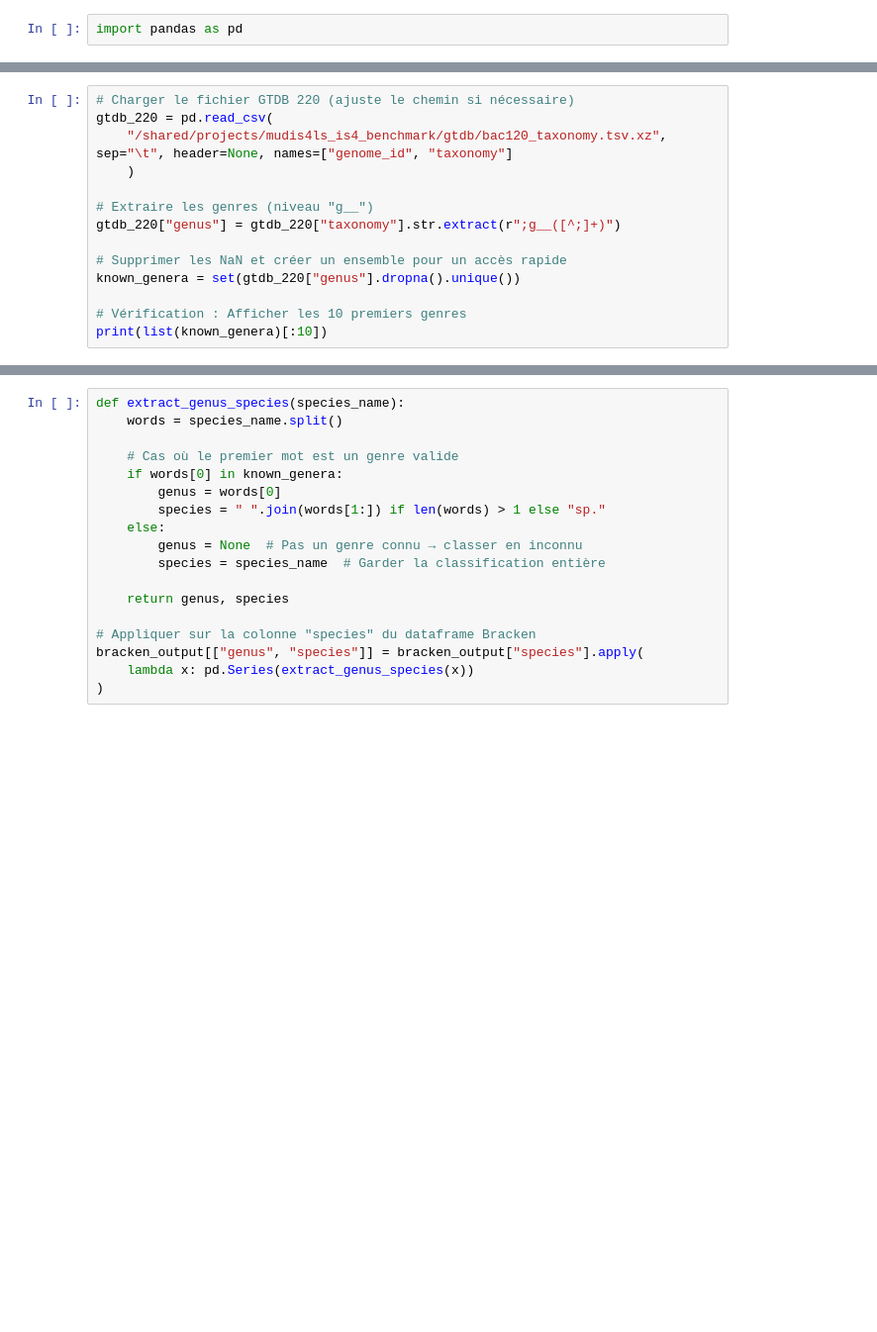
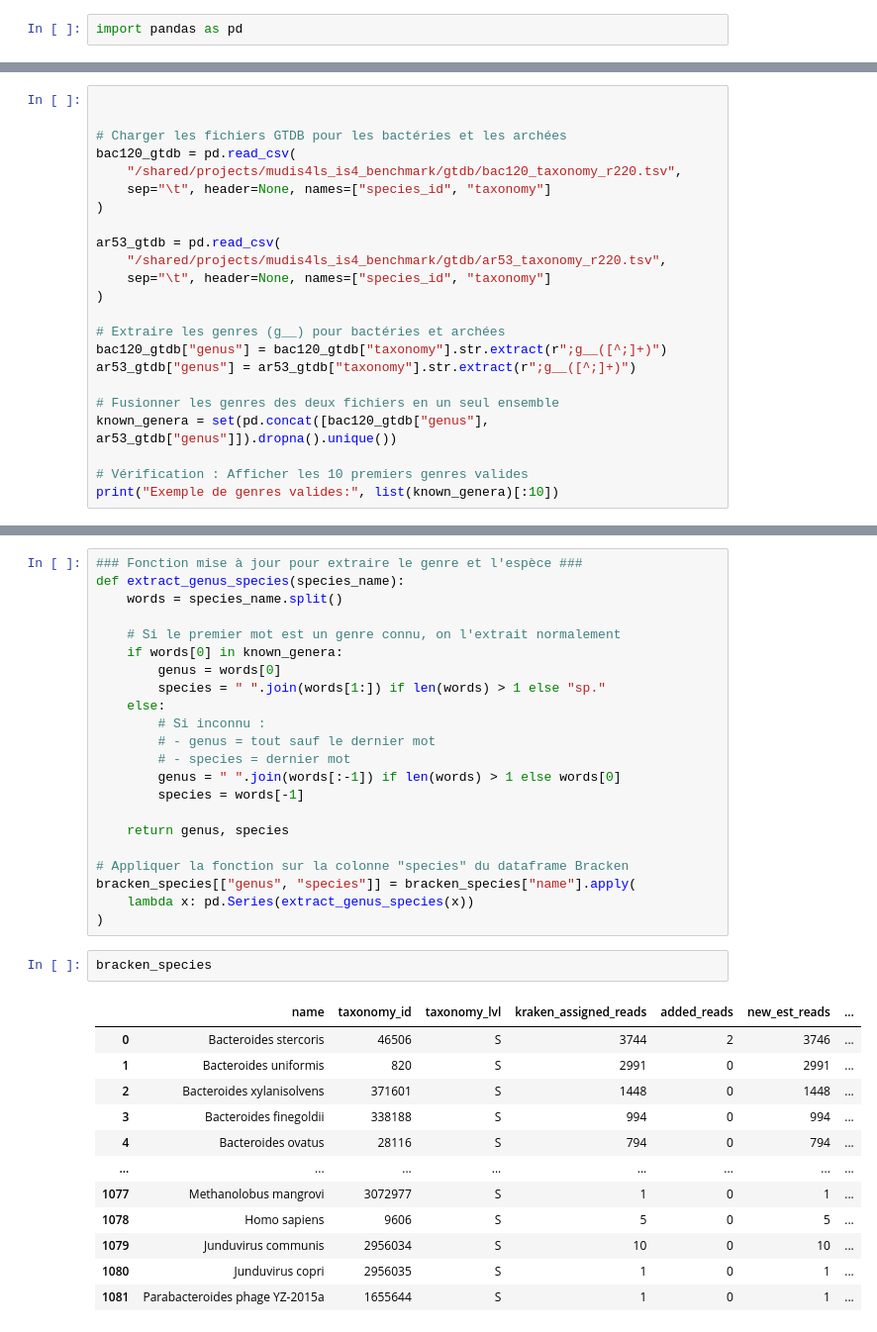
Before and after one commit to vivekbibs/IS4, a Jupyter notebook: compare_outputs/add_bracken.ipynb, the cells around one changed output, grey strips where cells are left out. Shown: that part at 99% size. Saved outputs shown, nothing was run; the diff lists cells and outputs as text; blank space fills up the shorter version.

Commit message:
add bracken and metaphlan

```diff
--- a/compare_outputs/add_bracken.ipynb
+++ b/compare_outputs/add_bracken.ipynb
@@ -3,14 +25,23 @@ import pandas as pd
 # %%
-# Charger le fichier GTDB 220 (ajuste le chemin si nécessaire)
-gtdb_220 = pd.read_csv(
-    "/shared/projects/mudis4ls_is4_benchmark/gtdb/bac120_taxonomy.tsv.xz", sep="\t", header=None, names=["genome_id", "taxonomy"]
-    )
 
-# Extraire les genres (niveau "g__")
-gtdb_220["genus"] = gtdb_220["taxonomy"].str.extract(r";g__([^;]+)")
 
-# Supprimer les NaN et créer un ensemble pour un accès rapide
-known_genera = set(gtdb_220["genus"].dropna().unique())
+# Charger les fichiers GTDB pour les bactéries et les archées
+bac120_gtdb = pd.read_csv(
+    "/shared/projects/mudis4ls_is4_benchmark/gtdb/bac120_taxonomy_r220.tsv",
+    sep="\t", header=None, names=["species_id", "taxonomy"]
+)
 
-# Vérification : Afficher les 10 premiers genres
-print(list(known_genera)[:10])
+ar53_gtdb = pd.read_csv(
+    "/shared/projects/mudis4ls_is4_benchmark/gtdb/ar53_taxonomy_r220.tsv",
+    sep="\t", header=None, names=["species_id", "taxonomy"]
+)
+
+# Extraire les genres (g__) pour bactéries et archées
+bac120_gtdb["genus"] = bac120_gtdb["taxonomy"].str.extract(r";g__([^;]+)")
+ar53_gtdb["genus"] = ar53_gtdb["taxonomy"].str.extract(r";g__([^;]+)")
+
+# Fusionner les genres des deux fichiers en un seul ensemble
+known_genera = set(pd.concat([bac120_gtdb["genus"], ar53_gtdb["genus"]]).dropna().unique())
+
+# Vérification : Afficher les 10 premiers genres valides
+print("Exemple de genres valides:", list(known_genera)[:10])
@@ -17,18 +50,37 @@ print(list(known_genera)[:10])
 # %%
+### Fonction mise à jour pour extraire le genre et l'espèce ###
 def extract_genus_species(species_name):
     words = species_name.split()
 
-    # Cas où le premier mot est un genre valide
+    # Si le premier mot est un genre connu, on l'extrait normalement
     if words[0] in known_genera:
         genus = words[0]
         species = " ".join(words[1:]) if len(words) > 1 else "sp."
     else:
-        genus = None  # Pas un genre connu → classer en inconnu
-        species = species_name  # Garder la classification entière
+        # Si inconnu :
+        # - genus = tout sauf le dernier mot
+        # - species = dernier mot
+        genus = " ".join(words[:-1]) if len(words) > 1 else words[0]
+        species = words[-1]
 
     return genus, species
 
-# Appliquer sur la colonne "species" du dataframe Bracken
-bracken_output[["genus", "species"]] = bracken_output["species"].apply(
+# Appliquer la fonction sur la colonne "species" du dataframe Bracken
+bracken_species[["genus", "species"]] = bracken_species["name"].apply(
     lambda x: pd.Series(extract_genus_species(x))
 )
+# %%
+bracken_species
+# %% [output]
+|  | name | taxonomy_id | taxonomy_lvl | kraken_assigned_reads | added_reads | new_est_reads | ... |
+| 0 | Bacteroides stercoris | 46506 | S | 3744 | 2 | 3746 | ... |
+| 1 | Bacteroides uniformis | 820 | S | 2991 | 0 | 2991 | ... |
+| 2 | Bacteroides xylanisolvens | 371601 | S | 1448 | 0 | 1448 | ... |
+| 3 | Bacteroides finegoldii | 338188 | S | 994 | 0 | 994 | ... |
+| 4 | Bacteroides ovatus | 28116 | S | 794 | 0 | 794 | ... |
+| ... | ... | ... | ... | ... | ... | ... | ... |
+| 1077 | Methanolobus mangrovi | 3072977 | S | 1 | 0 | 1 | ... |
+| 1078 | Homo sapiens | 9606 | S | 5 | 0 | 5 | ... |
+| 1079 | Junduvirus communis | 2956034 | S | 10 | 0 | 10 | ... |
+| 1080 | Junduvirus copri | 2956035 | S | 1 | 0 | 1 | ... |
+| 1081 | Parabacteroides phage YZ-2015a | 1655644 | S | 1 | 0 | 1 | ... |
```
Also changed, not shown: parts of 20 cells of this notebook, 3 other files.
